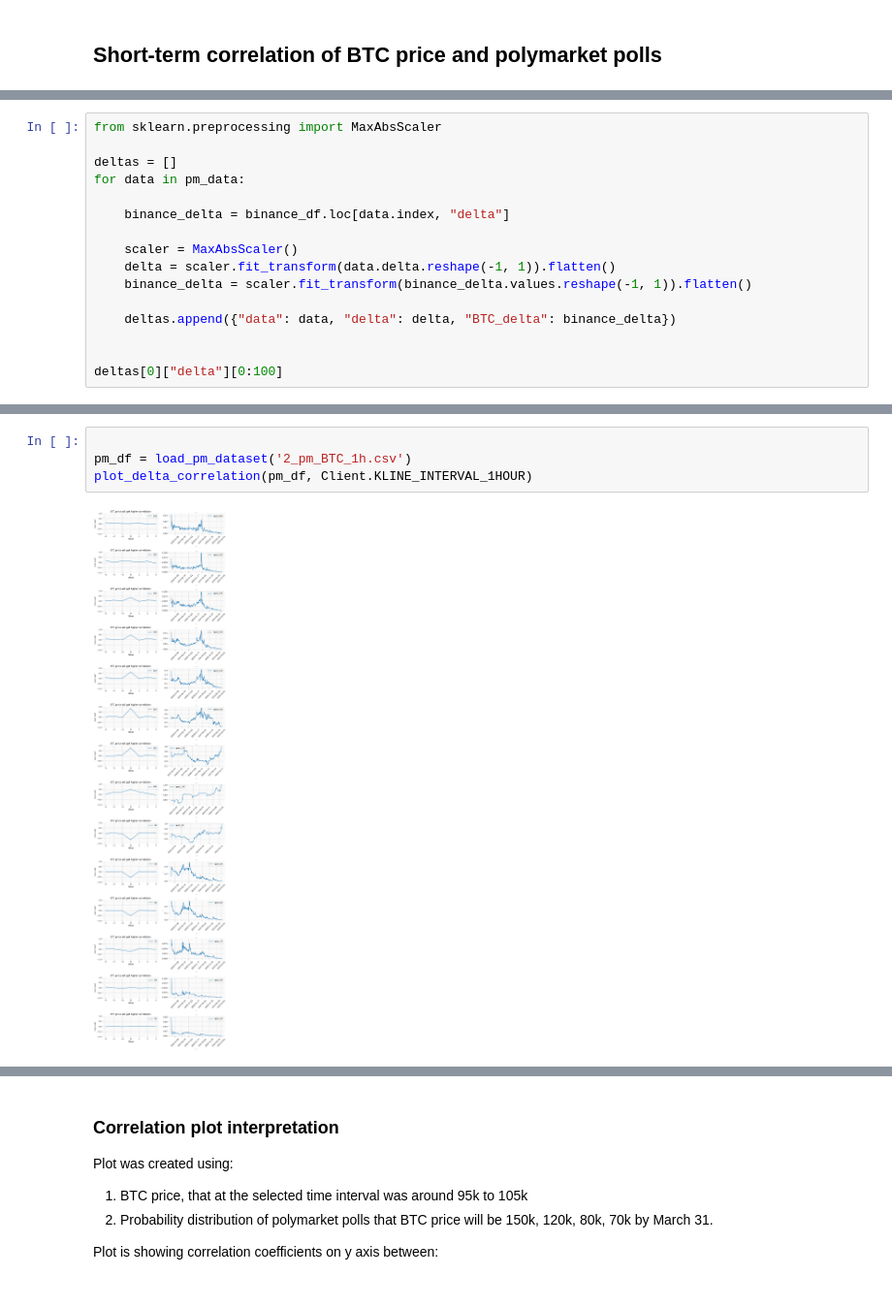
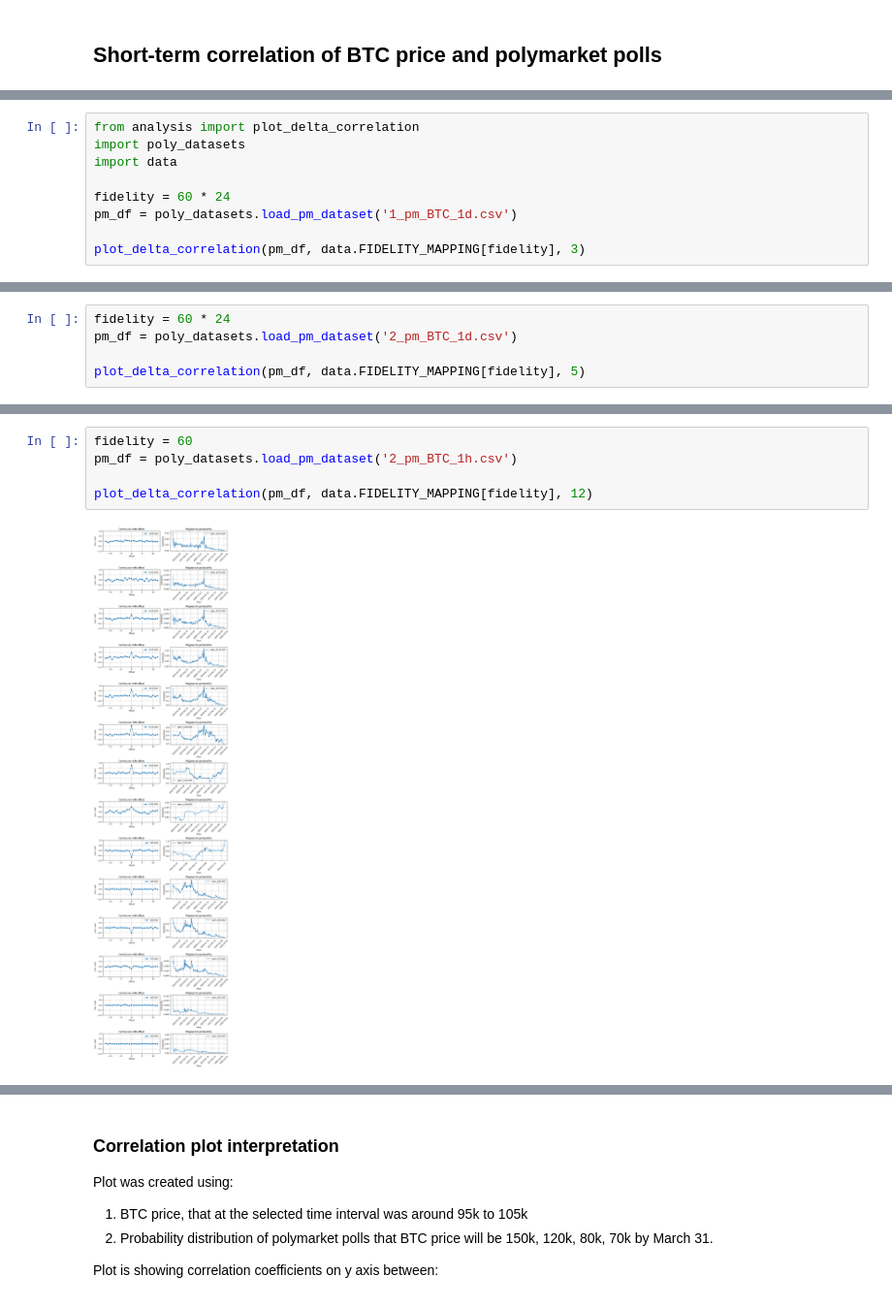
Before and after one commit to DiceNameIsMy/algotrading, a Jupyter notebook: src/main.ipynb, the cells around one changed output, grey strips where cells are left out. Shown at 97% size. Cells and saved outputs as stored; diff of their text form.

```diff
--- a/src/main.ipynb
+++ b/src/main.ipynb
@@ -176,16 +68,0 @@ plt.show()
-# %%
-from sklearn.preprocessing import MaxAbsScaler
-
-deltas = []
-for data in pm_data:
-
-    binance_delta = binance_df.loc[data.index, "delta"]
-
-    scaler = MaxAbsScaler()
-    delta = scaler.fit_transform(data.delta.reshape(-1, 1)).flatten()
-    binance_delta = scaler.fit_transform(binance_delta.values.reshape(-1, 1)).flatten()
-
-    deltas.append({"data": data, "delta": delta, "BTC_delta": binance_delta})
-
-
-deltas[0]["delta"][0:100]
@@ -377,0 +71,9 @@ def plot_delta_correlation(pm_data: list[PMDataset], interval: str, corr_amplitu
+# %%
+from analysis import plot_delta_correlation
+import poly_datasets
+import data
+
+fidelity = 60 * 24
+pm_df = poly_datasets.load_pm_dataset('1_pm_BTC_1d.csv')
+
+plot_delta_correlation(pm_df, data.FIDELITY_MAPPING[fidelity], 3)
@@ -377,0 +82,5 @@ def plot_delta_correlation(pm_data: list[PMDataset], interval: str, corr_amplitu
+# %%
+fidelity = 60 * 24
+pm_df = poly_datasets.load_pm_dataset('2_pm_BTC_1d.csv')
+
+plot_delta_correlation(pm_df, data.FIDELITY_MAPPING[fidelity], 5)
@@ -378,6 +90,7 @@ def plot_delta_correlation(pm_data: list[PMDataset], interval: str, corr_amplitu
 # %%
+fidelity = 60
+pm_df = poly_datasets.load_pm_dataset('2_pm_BTC_1h.csv')
 
-pm_df = load_pm_dataset('2_pm_BTC_1h.csv')
-plot_delta_correlation(pm_df, Client.KLINE_INTERVAL_1HOUR)
+plot_delta_correlation(pm_df, data.FIDELITY_MAPPING[fidelity], 12)
 # %% [output]
-[figure, old version]
+[figure, new version]
```
Also changed, not shown: parts of 16 cells of this notebook, 11 other files.
